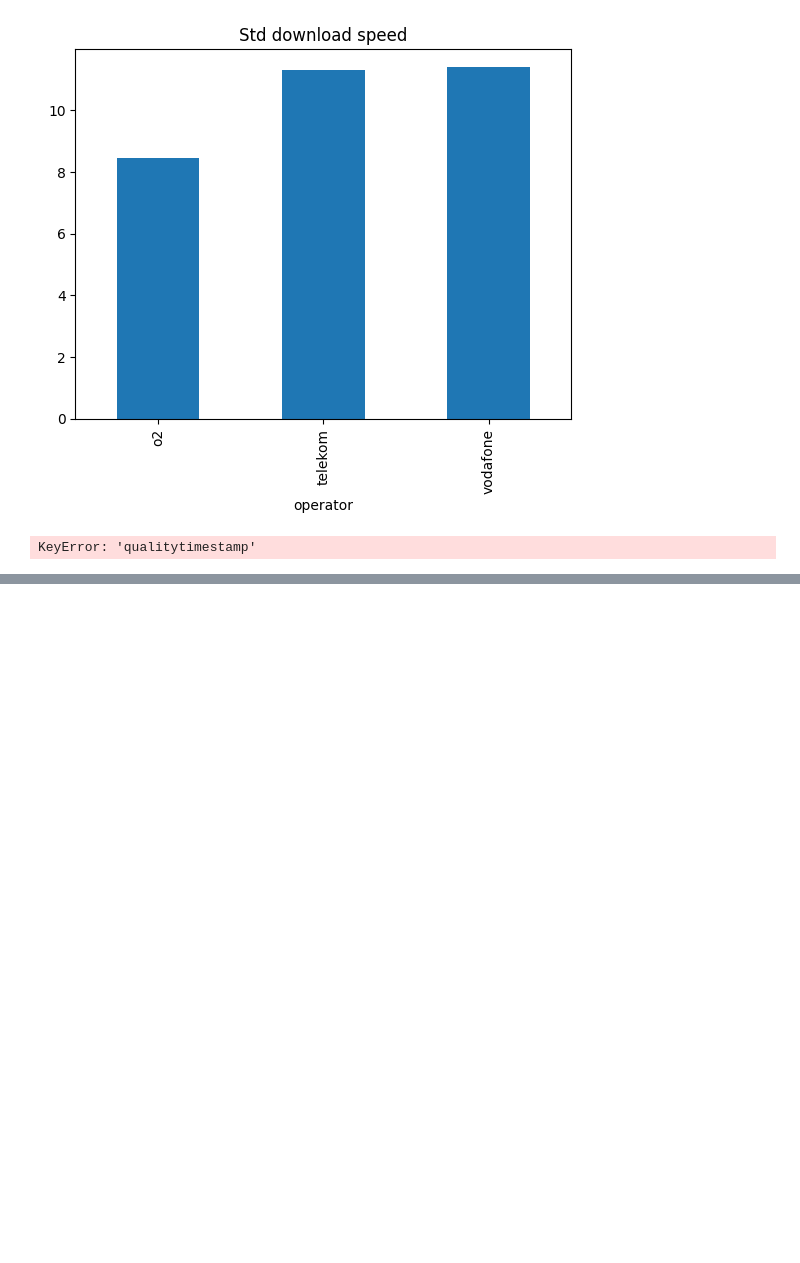
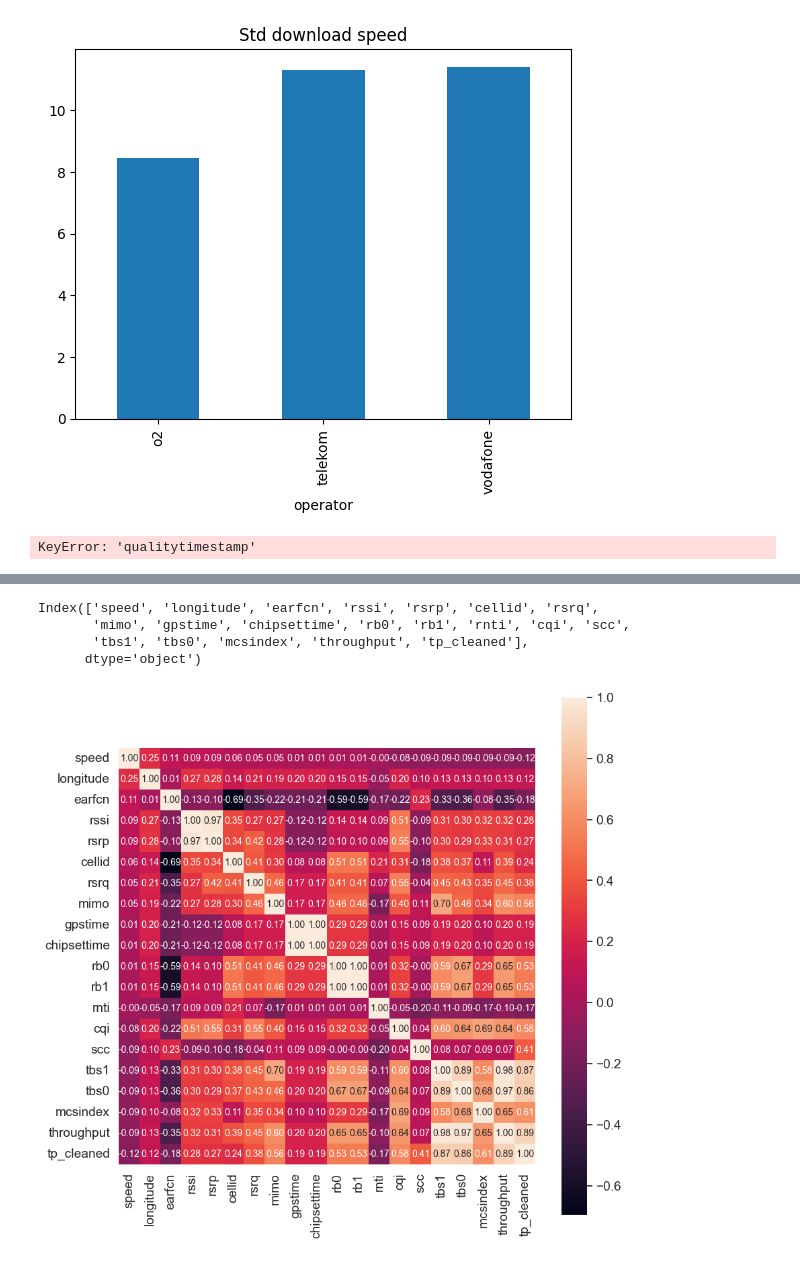
Before and after one commit to Arczi4/mobile-and-analysis-of-web-based-systems, a Jupyter notebook: Lab3/lab3_download.ipynb, the cells around one changed output, grey strips where cells are left out. Cells and saved outputs as stored; diff of their text form; code cells hidden in the pictures; blank space fills up the shorter version.

Commit message:
add features description, add RF prediction algorithm, add heat map to lab3_download.ipynb

```diff
--- a/Lab3/lab3_download.ipynb
+++ b/Lab3/lab3_download.ipynb
@@ -39,5 +48,8 @@ df_download[df_download['operator'] == 'o2'].plot(kind="scatter", x="longitude",
              c='speed', cmap=plt.get_cmap('jet'), colorbar=True)
 
 plt.legend()
-# %%
-df_download['time'] = df_download['date'].dt.hour
+# %%
+# df_download['time'] = df_download['date'].dt.hour
+df_download = df_download.drop(['mcs0', 'mcs1', 'operator'], axis=1)
+
+df_download.head(5)
@@ -44,14 +64,22 @@ df_download['time'] = df_download['date'].dt.hour
 # %%
 import seaborn as sns
 import numpy as np
+import matplotlib.pyplot as plt
+
 # Correlation matrix
 corrmat = df_download.corr()
 
 # Saleprice correlation matrix
-k = 10 # numbers of variables in heatmap
+k = 20 # numbers of variables in heatmap
 cols = corrmat.nlargest(k, 'speed')['speed'].index
 print(cols)
 f, ax = plt.subplots(figsize=(10, 10))
 cm = np.corrcoef(df_download[cols].values.T)
 sns.set(font_scale=1.25)
 hm = sns.heatmap(cm, cbar=True, annot=True, square=True, fmt='.2f', annot_kws={'size': 10}, yticklabels=cols.values, xticklabels=cols.values)
+# %% [output]
+Index(['speed', 'longitude', 'earfcn', 'rssi', 'rsrp', 'cellid', 'rsrq',
+       'mimo', 'gpstime', 'chipsettime', 'rb0', 'rb1', 'rnti', 'cqi', 'scc',
+       'tbs1', 'tbs0', 'mcsindex', 'throughput', 'tp_cleaned'],
+      dtype='object')
+[figure, added]
```
Also changed, not shown: parts of 2 cells of this notebook, 2 other files.
